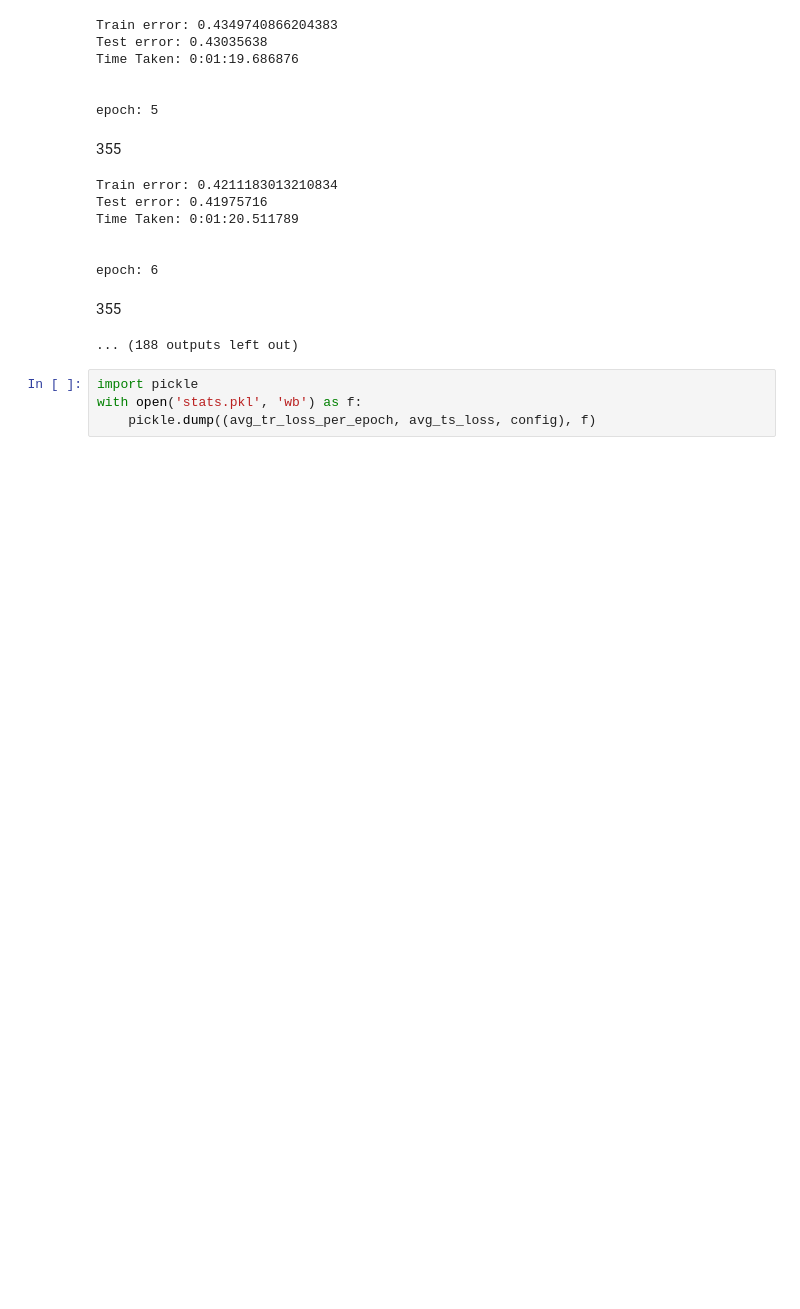
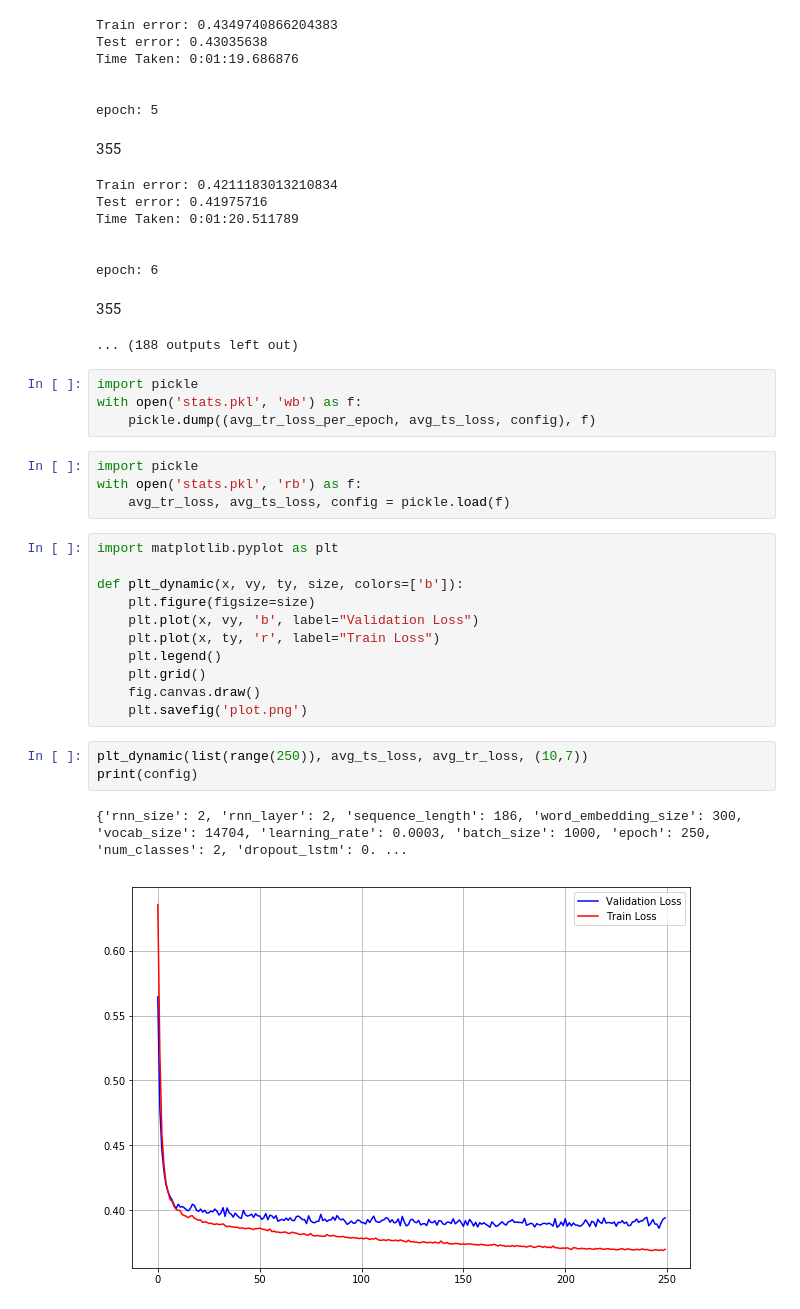
Before and after one commit to sanjayrakshit/Sentiment_analysis_Amazon_finefoods, a Jupyter notebook: LSTM_TF.ipynb, the cells around one changed output. Drawn from its saved outputs; the diff is of its cells as text; blank space fills up the shorter version.

Commit message:
Added plots

```diff
--- a/LSTM_TF.ipynb
+++ b/LSTM_TF.ipynb
@@ -302,3 +302,24 @@ epoch: 6
 import pickle
 with open('stats.pkl', 'wb') as f:
     pickle.dump((avg_tr_loss_per_epoch, avg_ts_loss, config), f)
+# %%
+import pickle
+with open('stats.pkl', 'rb') as f:
+    avg_tr_loss, avg_ts_loss, config = pickle.load(f)
+# %%
+import matplotlib.pyplot as plt
+
+def plt_dynamic(x, vy, ty, size, colors=['b']):
+    plt.figure(figsize=size)
+    plt.plot(x, vy, 'b', label="Validation Loss")
+    plt.plot(x, ty, 'r', label="Train Loss")
+    plt.legend()
+    plt.grid()
+    fig.canvas.draw()
+    plt.savefig('plot.png')
+# %%
+plt_dynamic(list(range(250)), avg_ts_loss, avg_tr_loss, (10,7))
+print(config)
+# %% [output]
+{'rnn_size': 2, 'rnn_layer': 2, 'sequence_length': 186, 'word_embedding_size': 300, 'vocab_size': 14704, 'learning_rate': 0.0003, 'batch_size': 1000, 'epoch': 250, 'num_classes': 2, 'dropout_lstm': 0. ...
+[figure, added]
```
Also changed, not shown: 1 other file.
